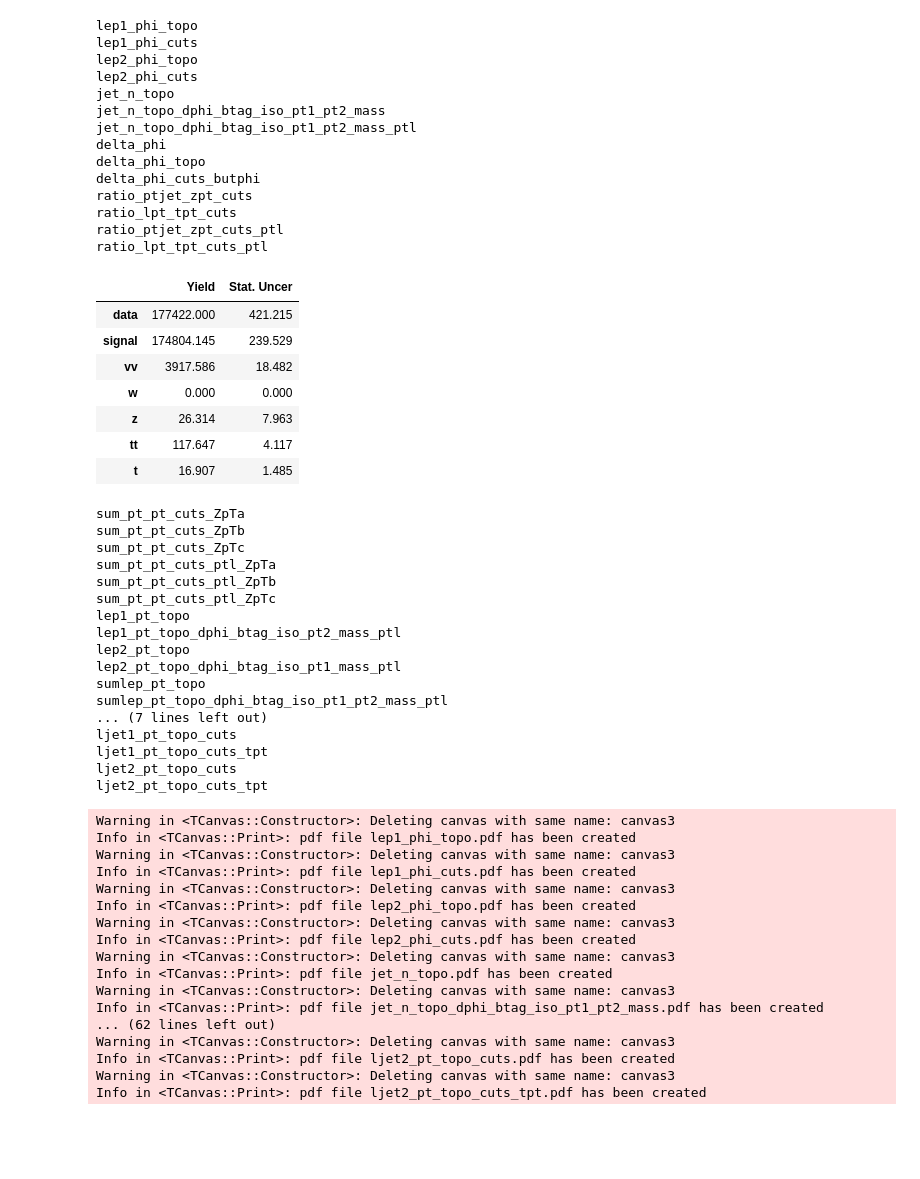
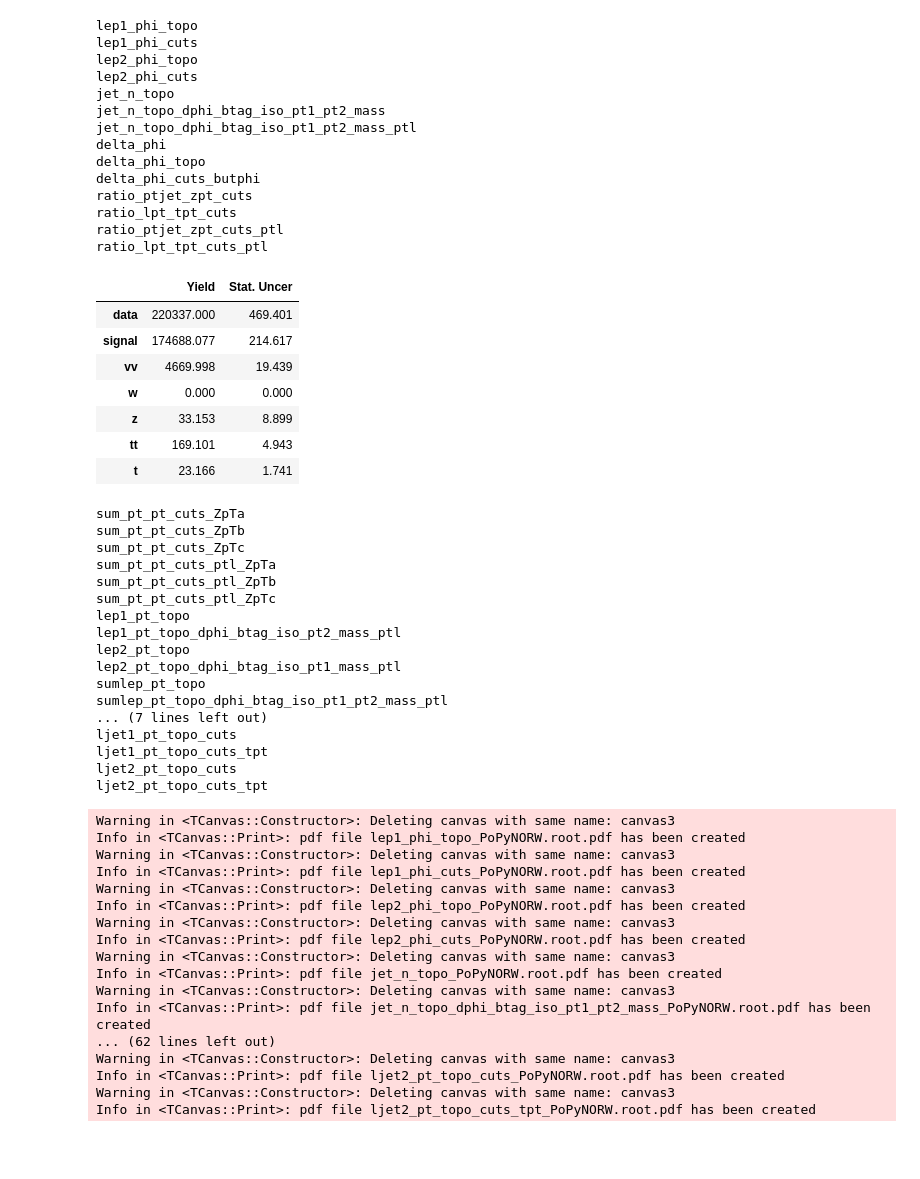
Before and after one commit to diegobaronm/TauID, a Jupyter notebook: MuMu/Plots/StackPlot.ipynb, the cells around one changed output. Saved outputs shown, nothing was run; the diff lists cells and outputs as text; code cells hidden in the pictures.

```diff
--- a/MuMu/Plots/StackPlot.ipynb
+++ b/MuMu/Plots/StackPlot.ipynb
@@ -24,6 +22,6 @@ Welcome to JupyROOT 6.22/00
 # %%
 ##### SELECTING GENERATOR FOR SIGNAL SAMPLE
-signal_sample="Signal_PoPy.root"
+signal_sample="Signal_PoPyNORW.root"
 production=True
 
 #### CREATING THE CORRESPONDING MC.ROOT FILE EVERYTIME YOU CHANGE THE SIGNAL SAMPLE
@@ -337,41 +335,41 @@ for i in histos:
 
 
 
 
-    canvas3.Print(a+".pdf")
+    canvas3.Print(a+signal_sample.strip('Signal')+".pdf")
     if i=="ratio_lpt_tpt_cuts_ptl":
         dic={"data":data,"signal":signal,"vv":vv,"w":w,"z":z,"tt":tt,"t":t}
         dic_numbers={"data":[0,0],"signal":[0,0],"vv":[0,0],"w":[0,0],"z":[0,0],"tt":[0,0],"t":[0,0]}
         for i in dic:
             error=ctypes.c_double()
             a=dic[i].IntegralAndError(0,1000,error)
             dic_numbers[i][0]=a
             dic_numbers[i][1]=error.value
         dataframe=pd.DataFrame.from_dict(dic_numbers, orient='index',columns=['Yield', 'Stat. Uncer'])
         display(dataframe.round(decimals=3))
 # %% [output]
 lep1_phi_topo
 lep1_phi_cuts
 lep2_phi_topo
 lep2_phi_cuts
 jet_n_topo
 jet_n_topo_dphi_btag_iso_pt1_pt2_mass
 jet_n_topo_dphi_btag_iso_pt1_pt2_mass_ptl
 delta_phi
 delta_phi_topo
 delta_phi_cuts_butphi
 ratio_ptjet_zpt_cuts
 ratio_lpt_tpt_cuts
 ratio_ptjet_zpt_cuts_ptl
 ratio_lpt_tpt_cuts_ptl
 |  | Yield | Stat. Uncer |
-| data | 177422.000 | 421.215 |
-| signal | 174804.145 | 239.529 |
-| vv | 3917.586 | 18.482 |
+| data | 220337.000 | 469.401 |
+| signal | 174688.077 | 214.617 |
+| vv | 4669.998 | 19.439 |
 | w | 0.000 | 0.000 |
-| z | 26.314 | 7.963 |
-| tt | 117.647 | 4.117 |
-| t | 16.907 | 1.485 |
+| z | 33.153 | 8.899 |
+| tt | 169.101 | 4.943 |
+| t | 23.166 | 1.741 |
 sum_pt_pt_cuts_ZpTa
 sum_pt_pt_cuts_ZpTb
 sum_pt_pt_cuts_ZpTc
@@ -390,22 +388,22 @@ ljet1_pt_topo_cuts_tpt
 ljet2_pt_topo_cuts
 ljet2_pt_topo_cuts_tpt
 Warning in <TCanvas::Constructor>: Deleting canvas with same name: canvas3
-Info in <TCanvas::Print>: pdf file lep1_phi_topo.pdf has been created
+Info in <TCanvas::Print>: pdf file lep1_phi_topo_PoPyNORW.root.pdf has been created
 Warning in <TCanvas::Constructor>: Deleting canvas with same name: canvas3
-Info in <TCanvas::Print>: pdf file lep1_phi_cuts.pdf has been created
+Info in <TCanvas::Print>: pdf file lep1_phi_cuts_PoPyNORW.root.pdf has been created
 Warning in <TCanvas::Constructor>: Deleting canvas with same name: canvas3
-Info in <TCanvas::Print>: pdf file lep2_phi_topo.pdf has been created
+Info in <TCanvas::Print>: pdf file lep2_phi_topo_PoPyNORW.root.pdf has been created
 Warning in <TCanvas::Constructor>: Deleting canvas with same name: canvas3
-Info in <TCanvas::Print>: pdf file lep2_phi_cuts.pdf has been created
+Info in <TCanvas::Print>: pdf file lep2_phi_cuts_PoPyNORW.root.pdf has been created
 Warning in <TCanvas::Constructor>: Deleting canvas with same name: canvas3
-Info in <TCanvas::Print>: pdf file jet_n_topo.pdf has been created
+Info in <TCanvas::Print>: pdf file jet_n_topo_PoPyNORW.root.pdf has been created
 Warning in <TCanvas::Constructor>: Deleting canvas with same name: canvas3
-Info in <TCanvas::Print>: pdf file jet_n_topo_dphi_btag_iso_pt1_pt2_mass.pdf has been created
+Info in <TCanvas::Print>: pdf file jet_n_topo_dphi_btag_iso_pt1_pt2_mass_PoPyNORW.root.pdf has been created
 ... (62 lines left out)
 Warning in <TCanvas::Constructor>: Deleting canvas with same name: canvas3
-Info in <TCanvas::Print>: pdf file ljet2_pt_topo_cuts.pdf has been created
+Info in <TCanvas::Print>: pdf file ljet2_pt_topo_cuts_PoPyNORW.root.pdf has been created
 Warning in <TCanvas::Constructor>: Deleting canvas with same name: canvas3
-Info in <TCanvas::Print>: pdf file ljet2_pt_topo_cuts_tpt.pdf has been created
+Info in <TCanvas::Print>: pdf file ljet2_pt_topo_cuts_tpt_PoPyNORW.root.pdf has been created
 # %% [markdown]
 ###
 # %% [markdown]
```
Also changed, not shown: parts of 2 cells of this notebook, 12 other files.
